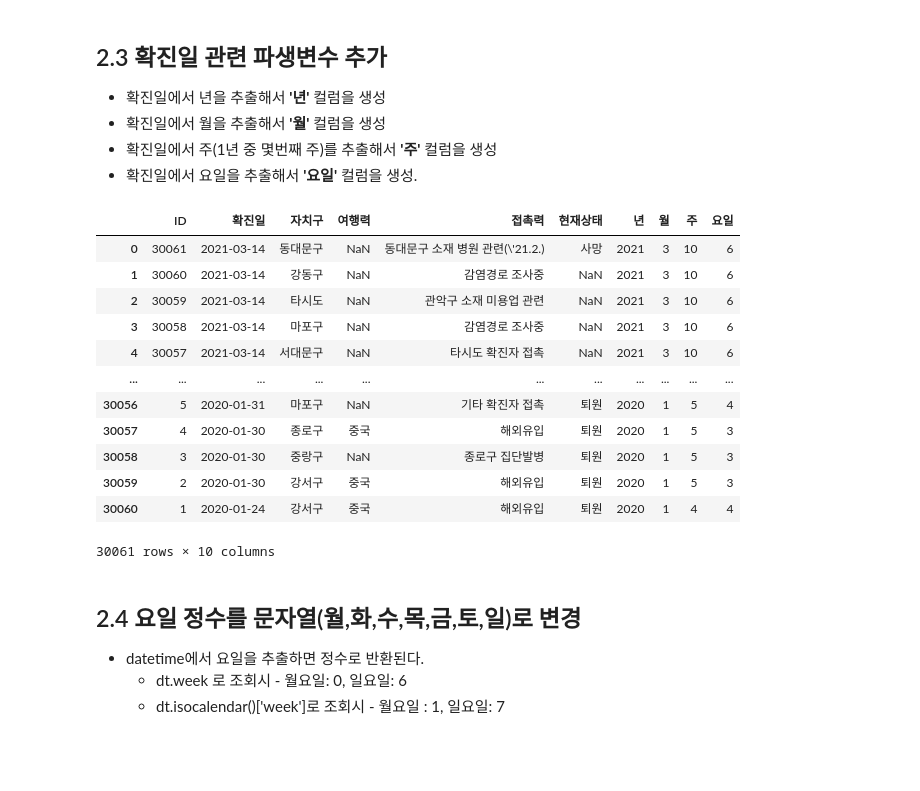
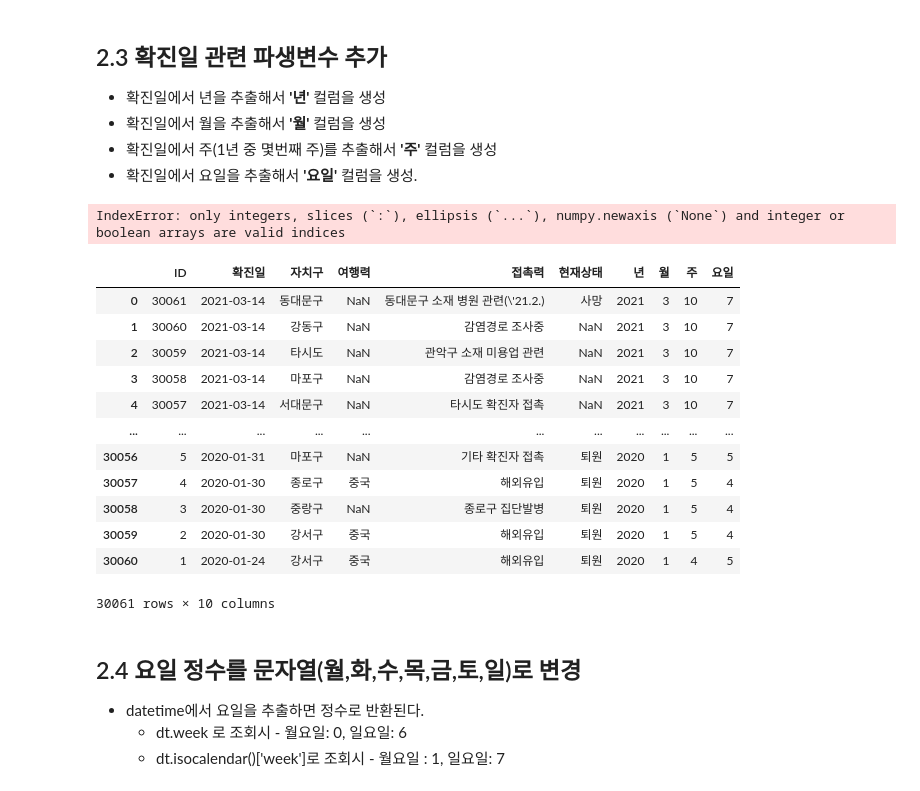
Before and after one commit to kkogggokk/Python, a Jupyter notebook: 05_Matplotlib/01.lecture/corona19_seoul/안희진_서울시 코로나 데이터 EDA.ipynb, the cells around one changed output. Saved outputs shown, nothing was run; the diff lists cells and outputs as text; code cells hidden in the pictures; blank space fills up the shorter version.

```diff
--- a/05_Matplotlib/01.lecture/corona19_seoul/안희진_서울시 코로나 데이터 EDA.ipynb
+++ b/05_Matplotlib/01.lecture/corona19_seoul/안희진_서울시 코로나 데이터 EDA.ipynb
@@ -242,3 +298,7 @@ memory usage: 1.4+ MB
 | 2 | 30059 | 2021-03-14 | 타시도 | NaN | 관악구 소재 미용업 관련 | NaN |
 | 3 | 30058 | 2021-03-14 | 마포구 | NaN | 감염경로 조사중 | NaN |
 | 4 | 30057 | 2021-03-14 | 서대문구 | NaN | 타시도 확진자 접촉 | NaN |
+# %%
+# 강사님 풀이
+df['확진일'] = pd.to_datetime(df['확진일']) # -로 년-월-일 이 구별이 되어 잇으니 포맷을 하지 않아도 데이트타입으로 변환이 된다. 지정을 해도 되긴하다.
+df.info()
@@ -253,21 +327,34 @@ df['년'] = df['확진일'].dt.year
 df['월'] = df['확진일'].dt.month
 df['주'] = df['확진일'].dt.isocalendar().week
 df['요일'] = df['확진일'].dt.dayofweek
-df
+df['확진일'].dt.isocalendar().groupby(['year', 'week'])['year'].count() # 여기서는 잘 나오는데
+df.groupby(['년','주'])['ID'].count() # 여기서는 왜 2021년 53주로 나오는거야
 # %% [output]
-|  | ID | 확진일 | 자치구 | 여행력 | 접촉력 | 현재상태 | 년 | 월 | 주 | 요일 |
-| 0 | 30061 | 2021-03-14 | 동대문구 | NaN | 동대문구 소재 병원 관련(\'21.2.) | 사망 | 2021 | 3 | 10 | 6 |
-| 1 | 30060 | 2021-03-14 | 강동구 | NaN | 감염경로 조사중 | NaN | 2021 | 3 | 10 | 6 |
-| 2 | 30059 | 2021-03-14 | 타시도 | NaN | 관악구 소재 미용업 관련 | NaN | 2021 | 3 | 10 | 6 |
-| 3 | 30058 | 2021-03-14 | 마포구 | NaN | 감염경로 조사중 | NaN | 2021 | 3 | 10 | 6 |
-| 4 | 30057 | 2021-03-14 | 서대문구 | NaN | 타시도 확진자 접촉 | NaN | 2021 | 3 | 10 | 6 |
-| ... | ... | ... | ... | ... | ... | ... | ... | ... | ... | ... |
-| 30056 | 5 | 2020-01-31 | 마포구 | NaN | 기타 확진자 접촉 | 퇴원 | 2020 | 1 | 5 | 4 |
-| 30057 | 4 | 2020-01-30 | 종로구 | 중국 | 해외유입 | 퇴원 | 2020 | 1 | 5 | 3 |
-| 30058 | 3 | 2020-01-30 | 중랑구 | NaN | 종로구 집단발병 | 퇴원 | 2020 | 1 | 5 | 3 |
-| 30059 | 2 | 2020-01-30 | 강서구 | 중국 | 해외유입 | 퇴원 | 2020 | 1 | 5 | 3 |
-| 30060 | 1 | 2020-01-24 | 강서구 | 중국 | 해외유입 | 퇴원 | 2020 | 1 | 4 | 4 |
-30061 rows × 10 columns
+IndexError: only integers, slices (`:`), ellipsis (`...`), numpy.newaxis (`None`) and integer or boolean arrays are valid indices
+# %%
+# 강사님 풀이
+tmp = df['확진일'].dt.isocalendar()
+
+df['년'] = tmp['year'] # 1년중 몇번째 주인가?
+df['월'] = df['확진일'].dt.month
+df['주'] = tmp['week']
+df['요일'] = tmp['day']
+
+df
+# %% [output]
+|  | ID | 확진일 | 자치구 | 여행력 | 접촉력 | 현재상태 | 년 | 월 | 주 | 요일 |
+| 0 | 30061 | 2021-03-14 | 동대문구 | NaN | 동대문구 소재 병원 관련(\'21.2.) | 사망 | 2021 | 3 | 10 | 7 |
+| 1 | 30060 | 2021-03-14 | 강동구 | NaN | 감염경로 조사중 | NaN | 2021 | 3 | 10 | 7 |
+| 2 | 30059 | 2021-03-14 | 타시도 | NaN | 관악구 소재 미용업 관련 | NaN | 2021 | 3 | 10 | 7 |
+| 3 | 30058 | 2021-03-14 | 마포구 | NaN | 감염경로 조사중 | NaN | 2021 | 3 | 10 | 7 |
+| 4 | 30057 | 2021-03-14 | 서대문구 | NaN | 타시도 확진자 접촉 | NaN | 2021 | 3 | 10 | 7 |
+| ... | ... | ... | ... | ... | ... | ... | ... | ... | ... | ... |
+| 30056 | 5 | 2020-01-31 | 마포구 | NaN | 기타 확진자 접촉 | 퇴원 | 2020 | 1 | 5 | 5 |
+| 30057 | 4 | 2020-01-30 | 종로구 | 중국 | 해외유입 | 퇴원 | 2020 | 1 | 5 | 4 |
+| 30058 | 3 | 2020-01-30 | 중랑구 | NaN | 종로구 집단발병 | 퇴원 | 2020 | 1 | 5 | 4 |
+| 30059 | 2 | 2020-01-30 | 강서구 | 중국 | 해외유입 | 퇴원 | 2020 | 1 | 5 | 4 |
+| 30060 | 1 | 2020-01-24 | 강서구 | 중국 | 해외유입 | 퇴원 | 2020 | 1 | 4 | 5 |
+30061 rows × 10 columns
 # %% [markdown]
 ## 2.4 요일 정수를 문자열(월,화,수,목,금,토,일)로 변경
 - datetime에서 요일을 추출하면 정수로 반환된다.
```
Also changed, not shown: parts of 70 cells of this notebook, 4 other files.
